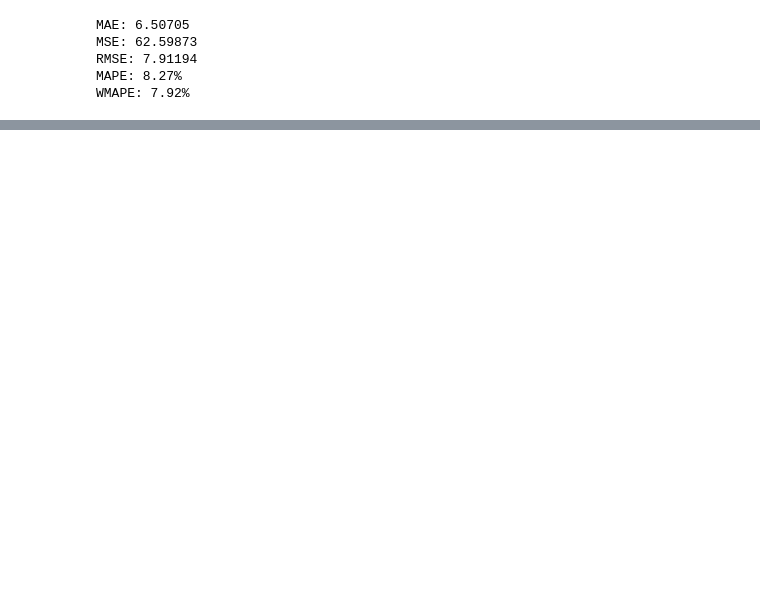
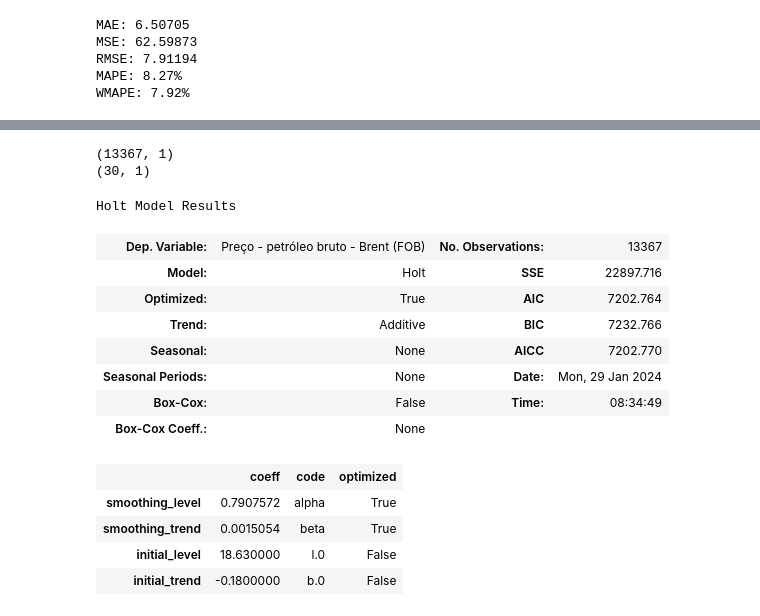
Before and after one commit to afonsosr2/tech-challenge-g51-fase04, a Jupyter notebook: modelos.ipynb, the cells around one changed output, grey strips where cells are left out. Cells and saved outputs as stored; diff of their text form; code cells hidden in the pictures; blank space fills up the shorter version.

```diff
--- a/modelos.ipynb
+++ b/modelos.ipynb
@@ -466,0 +452,6 @@ WMAPE: 7.92%
+# %%
+print(train_holt.shape)
+print(test_holt.shape)
+# %% [output]
+(13367, 1)
+(30, 1)
@@ -466,0 +462,17 @@ WMAPE: 7.92%
+# %%
+resultado_holt.summary()
+# %% [output]
+Holt Model Results
+| Dep. Variable: | Preço - petróleo bruto - Brent (FOB) | No. Observations: | 13367 |
+| Model: | Holt | SSE | 22897.716 |
+| Optimized: | True | AIC | 7202.764 |
+| Trend: | Additive | BIC | 7232.766 |
+| Seasonal: | None | AICC | 7202.770 |
+| Seasonal Periods: | None | Date: | Mon, 29 Jan 2024 |
+| Box-Cox: | False | Time: | 08:34:49 |
+| Box-Cox Coeff.: | None |  |  |
+|  | coeff | code | optimized |
+| smoothing_level | 0.7907572 | alpha | True |
+| smoothing_trend | 0.0015054 | beta | True |
+| initial_level | 18.630000 | l.0 | False |
+| initial_trend | -0.1800000 | b.0 | False |
```
Also changed, not shown: parts of 25 cells of this notebook, 8 other files.
